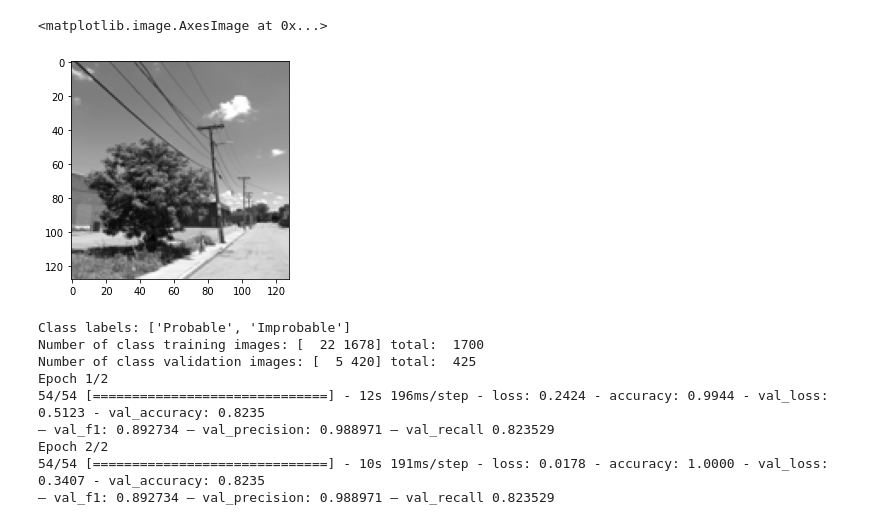
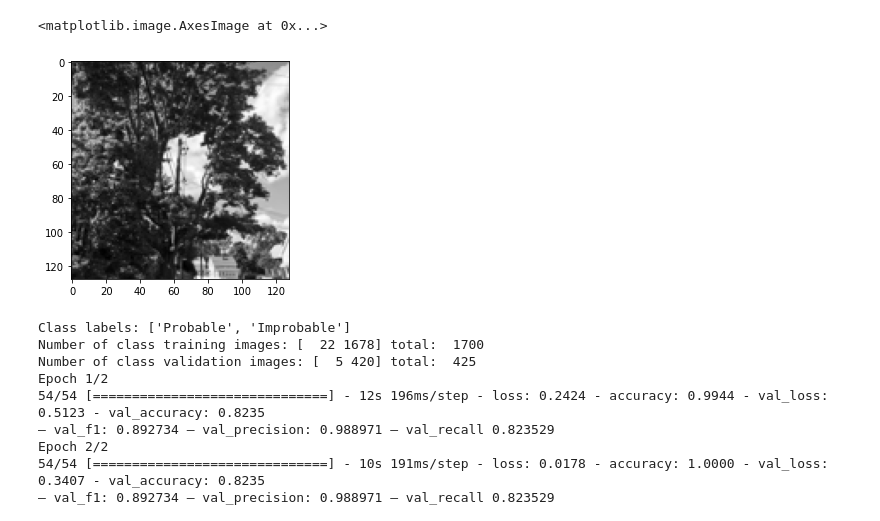
Before and after one commit to narslab/vis-inference, a Jupyter notebook: bin/jupyter/cnn-performance.ipynb, the cells around one changed output. Cells and saved outputs as stored; diff of their text form; code cells hidden in the pictures.

Commit message:
new images

```diff
--- a/bin/jupyter/cnn-performance.ipynb
+++ b/bin/jupyter/cnn-performance.ipynb
@@ -94,14 +94,15 @@ class Metrics(Callback):
 # print(trlab.sum(axis=0))
 # print(valab.sum(axis=0))
 # %%
-imd = np.load('../../data/tidy/preprocessed_images/size128_exp5_Pr_Po_Im.npy',allow_pickle = True)
+imd128 = np.load('../../data/tidy/preprocessed_images/size128_exp5_Pr_Po_Im.npy',allow_pickle = True)
+imd64 = np.load('../../data/tidy/preprocessed_images/size64_exp5_Pr_Po_Im.npy',allow_pickle = True)
 # %%
 imd[20][1]
-plt.imshow(imd[20][0], cmap = 'gist_gray')
-#plt.savefig('....', dpi=180)
+plt.imshow(imd[0][0], cmap = 'gist_gray')
+plt.savefig('....', dpi=180)
 # %% [output]
 <matplotlib.image.AxesImage at 0x...>
-[figure, old version]
+[figure, new version]
 # %%
 def trainModelWithDetailedMetrics(image_size, scenario, num_epochs = 10, trial_seed = 1):
 
```
Also changed, not shown: 24 other files.
